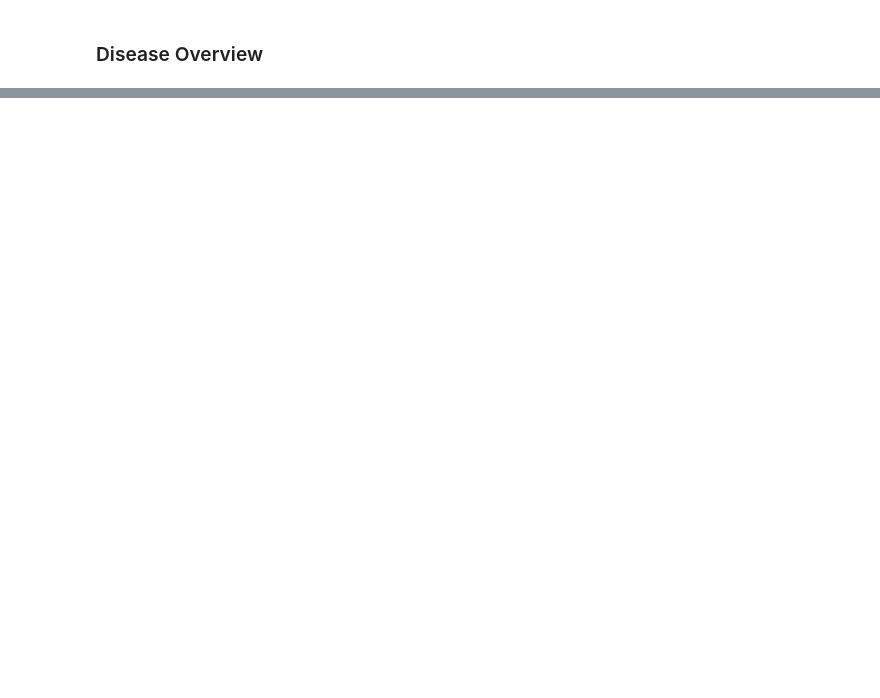
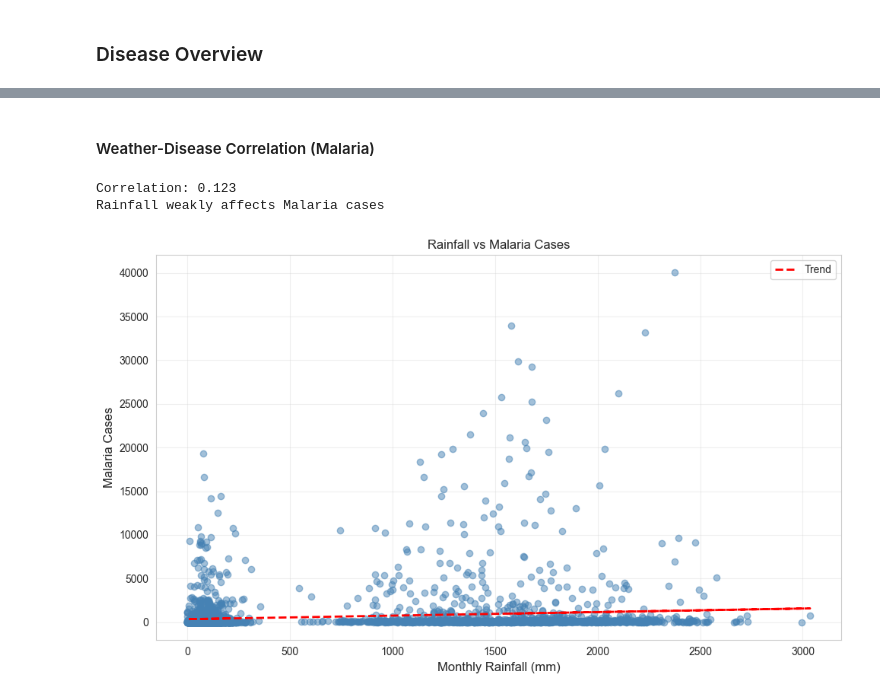
Before and after one commit to Don-Alvin/afrihealth-disease-surveillance, a Jupyter notebook: notebooks/01_exploratory_data_analysis.ipynb, the cells around one changed output, grey strips where cells are left out. Saved outputs shown, nothing was run; the diff lists cells and outputs as text; code cells hidden in the pictures; blank space fills up the shorter version.

```diff
--- a/notebooks/01_exploratory_data_analysis.ipynb
+++ b/notebooks/01_exploratory_data_analysis.ipynb
@@ -89,0 +209,40 @@ country_summary['fatality_rate_pct'] = ((country_summary['deaths'] / country_sum
+# %% [markdown]
+#### Weather-Disease Correlation (Malaria)
+# %%
+weather['year_month'] = weather['date'].dt.to_period('M')
+monthly_rainfall = weather.groupby(['geography_id', 'year_month'])['rainfall_mm'].sum().reset_index()
+
+monthly_malaria = reports[reports['disease'] == 'Malaria'].groupby(['geography_id', 'year_month'])['new_cases'].sum().reset_index()
+
+weather_disease = monthly_rainfall.merge(monthly_malaria, on=['geography_id', 'year_month'], how='inner')
+weather_disease['year_month'] = weather_disease['year_month'].astype(str)
+
+correlation = weather_disease['rainfall_mm'].corr(weather_disease['new_cases'])
+
+print(f"Correlation: {correlation:.3f}")
+
+if correlation > 0.3:
+    print('Rainfall likely increases Malaria')
+elif correlation > 0:
+    print('Rainfall weakly affects Malaria cases')
+else:
+    print('Rainfall has to effect on Malaria cases')
+
+# Visualization
+fig, ax = plt.subplots(figsize=(10, 6))
+ax.scatter(weather_disease['rainfall_mm'], weather_disease['new_cases'], alpha=0.5, color='steelblue')
+ax.set_xlabel('Monthly Rainfall (mm)', fontsize=12)
+ax.set_ylabel("Malaria Cases", fontsize=12)
+ax.set_title(f"Rainfall vs Malaria Cases")
+z = np.polyfit(weather_disease['rainfall_mm'], weather_disease['new_cases'], 1)
+p = np.poly1d(z)
+ax.plot(weather_disease['rainfall_mm'], p(weather_disease['rainfall_mm']), "r--", linewidth=2, label='Trend')
+ax.legend()
+ax.grid(True, alpha=0.3)
+plt.tight_layout()
+plt.savefig('../src/images/weather_malaria.png')
+plt.show()
+# %% [output]
+Correlation: 0.123
+Rainfall weakly affects Malaria cases
+[figure, added]
```
Also changed, not shown: parts of 7 cells of this notebook, 7 other files.
